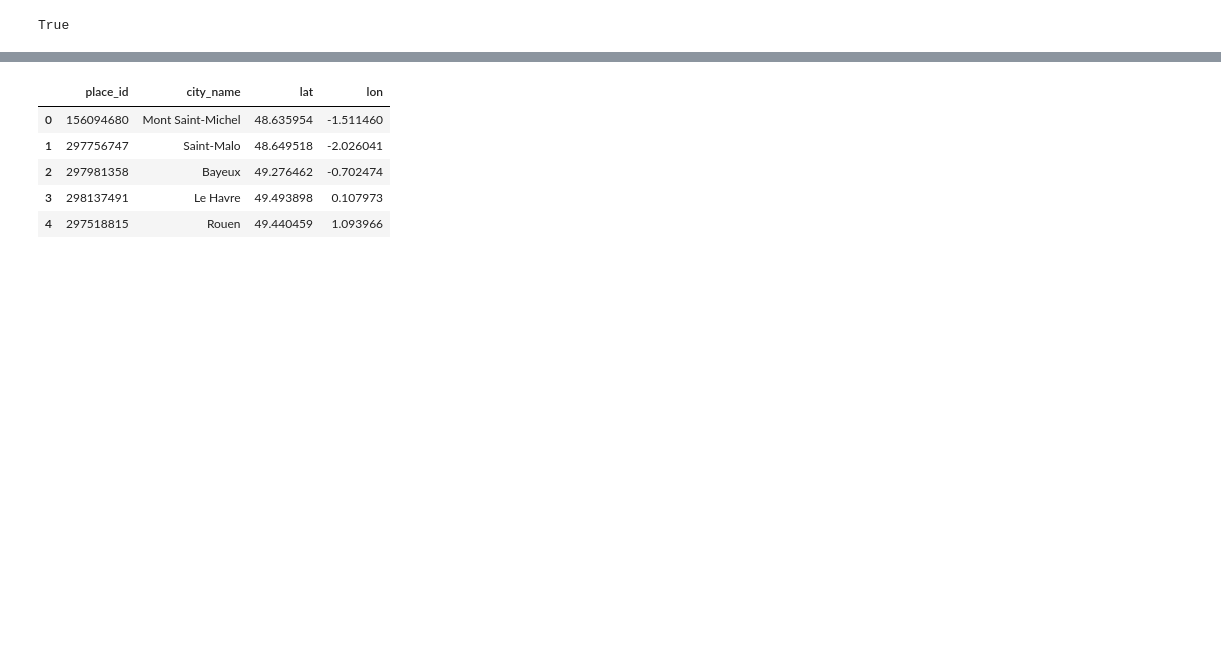
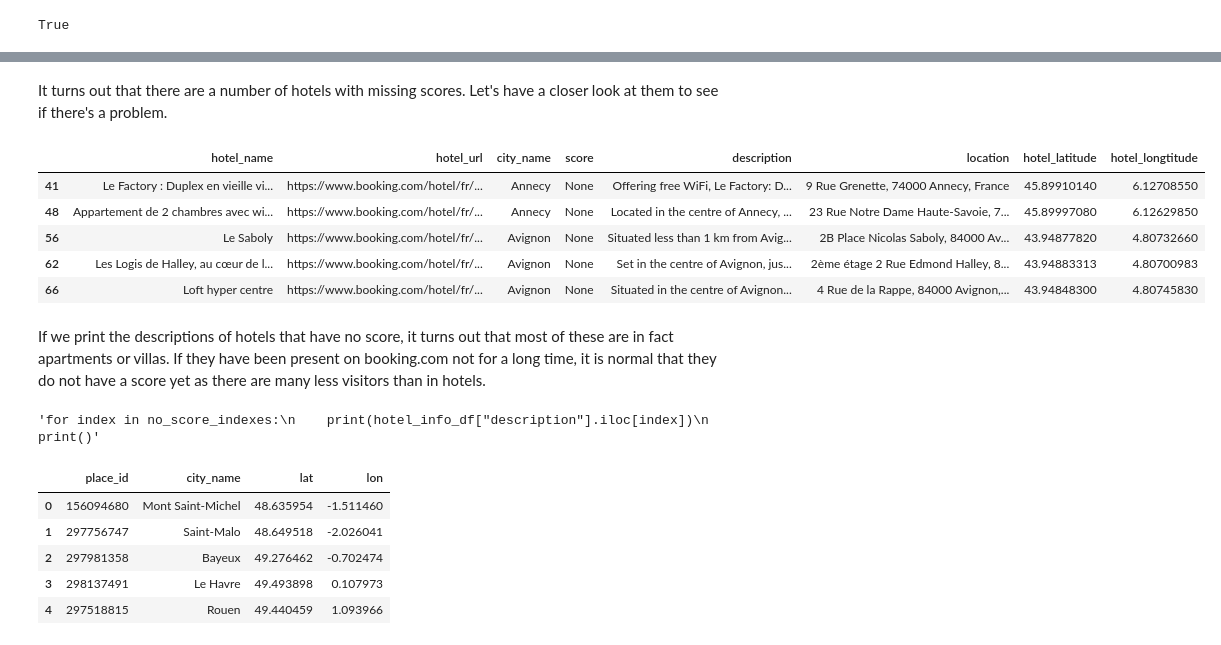
Before and after one commit to YuliyaSheichenka/Certification_Bloc_1, a Jupyter notebook: 4_kayak_df.ipynb, the cells around one changed output, grey strips where cells are left out. Saved outputs shown, nothing was run; the diff lists cells and outputs as text; code cells hidden in the pictures; blank space fills up the shorter version.

```diff
--- a/4_kayak_df.ipynb
+++ b/4_kayak_df.ipynb
@@ -360,3 +171,27 @@ len(hotel_info_df)
+# %% [markdown]
+It turns out that there are a number of hotels with missing scores. Let's have a closer look at them to see if there's a problem.
+# %%
+display(hotel_info_df[hotel_info_df["score"].isnull()].head())
+
+# Saving indexes of rows where the hotel score is missing
+no_score_indexes = hotel_info_df[hotel_info_df["score"].isnull()].index
+# %% [output]
+|  | hotel_name | hotel_url | city_name | score | description | location | hotel_latitude | hotel_longtitude |
+| 41 | Le Factory : Duplex en vieille vi... | https://www.booking.com/hotel/fr/... | Annecy | None | Offering free WiFi, Le Factory: D... | 9 Rue Grenette, 74000 Annecy, France | 45.89910140 | 6.12708550 |
+| 48 | Appartement de 2 chambres avec wi... | https://www.booking.com/hotel/fr/... | Annecy | None | Located in the centre of Annecy, ... | 23 Rue Notre Dame Haute-Savoie, 7... | 45.89997080 | 6.12629850 |
+| 56 | Le Saboly | https://www.booking.com/hotel/fr/... | Avignon | None | Situated less than 1 km from Avig... | 2B Place Nicolas Saboly, 84000 Av... | 43.94877820 | 4.80732660 |
+| 62 | Les Logis de Halley, au cœur de l... | https://www.booking.com/hotel/fr/... | Avignon | None | Set in the centre of Avignon, jus... | 2ème étage 2 Rue Edmond Halley, 8... | 43.94883313 | 4.80700983 |
+| 66 | Loft hyper centre | https://www.booking.com/hotel/fr/... | Avignon | None | Situated in the centre of Avignon... | 4 Rue de la Rappe, 84000 Avignon,... | 43.94848300 | 4.80745830 |
+# %% [markdown]
+If we print the descriptions of hotels that have no score, it turns out that most of these are in fact apartments or villas.
+If they have been present on booking.com not for a long time, it is normal that they do not have a score yet as there are many less visitors than in hotels.
+# %%
+# (code below commented to avoid long output)
+"""for index in no_score_indexes:
+    print(hotel_info_df["description"].iloc[index])
+    print()"""
+# %% [output]
+'for index in no_score_indexes:\n    print(hotel_info_df["description"].iloc[index])\n    print()'
 # %%
 # Loading .csv file with city coordinates from S3 bucket
 url = 'https://kayak-booking-bucket-12-12-2022.s3.eu-west-3.amazonaws.com/city_coordinates.csv'
```
Also changed, not shown: parts of 75 cells of this notebook, 4 other files.
